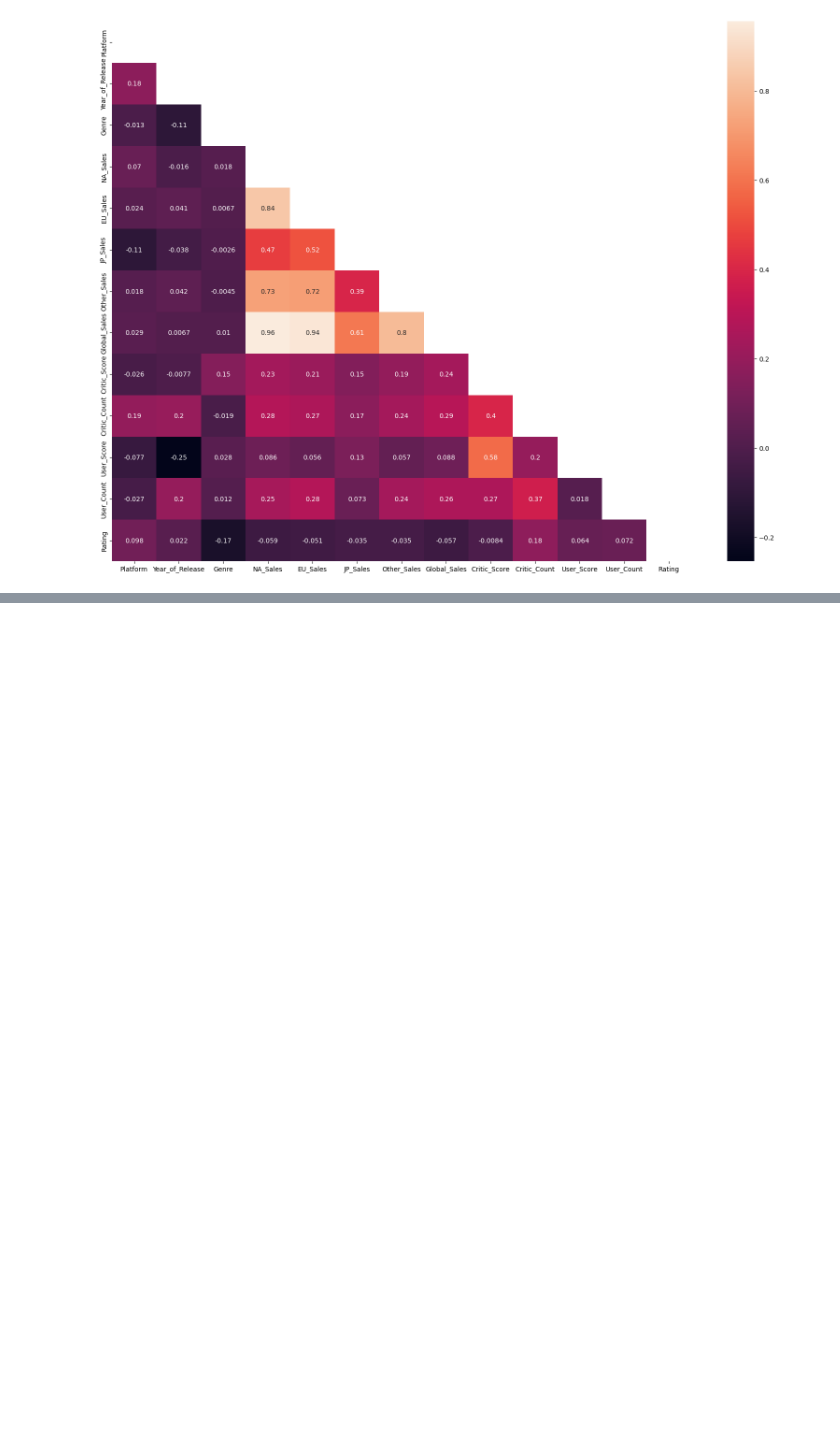
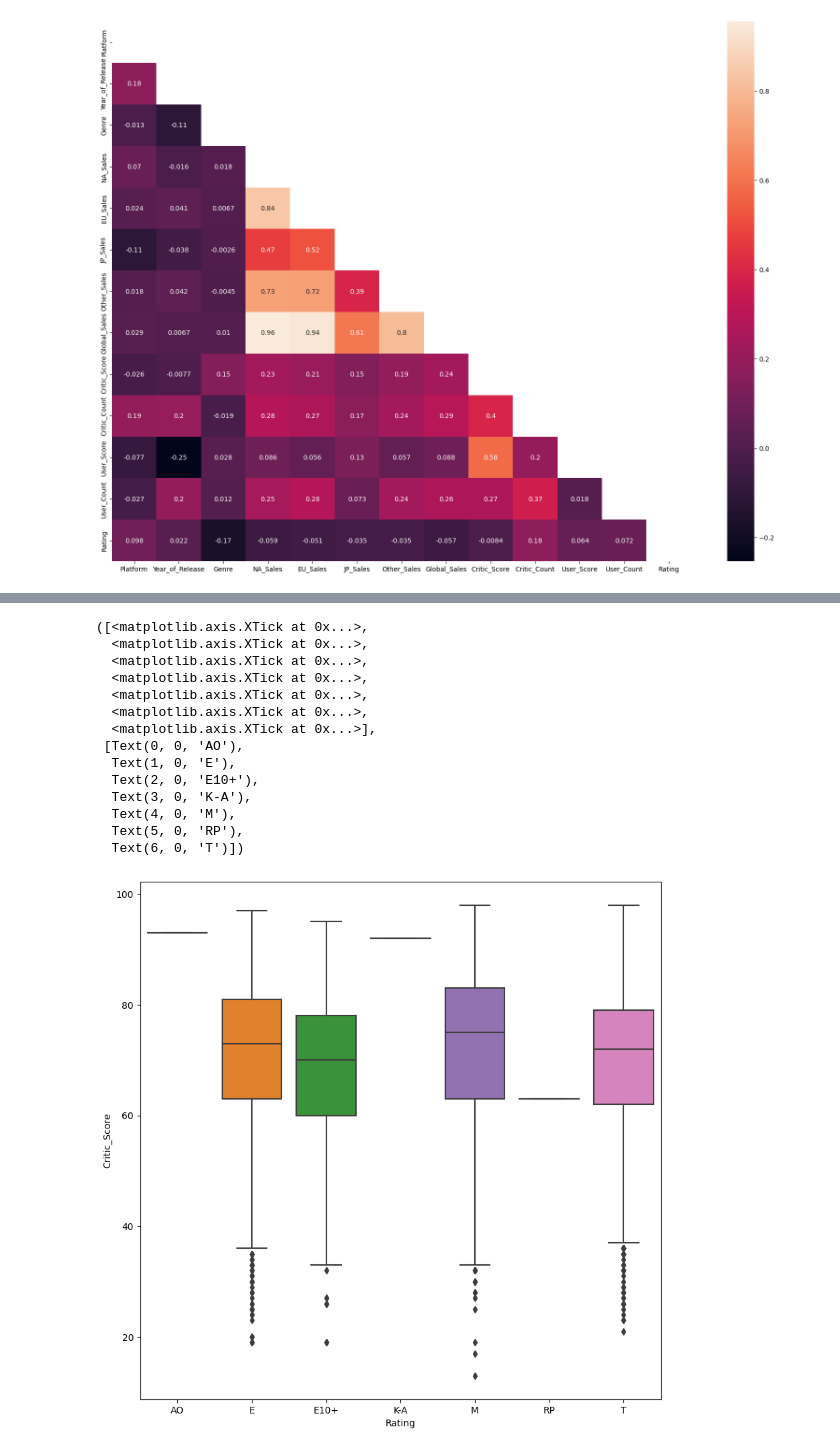
Before and after one commit to CarlosGG18/Video-Game-Scoring-Predictor, a Jupyter notebook: EDA.ipynb, the cells around one changed output, grey strips where cells are left out. Drawn from its saved outputs; the diff is of its cells as text; code cells hidden in the pictures; blank space fills up the shorter version.

```diff
--- a/EDA.ipynb
+++ b/EDA.ipynb
@@ -278,0 +297,20 @@ KeyboardInterrupt:
+# %%
+plt.figure(figsize=(10,10))
+sns.boxplot(data=df, x='Rating', y='Critic_Score')
+plt.xticks(np.arange(7),('AO', 'E', 'E10+', 'K-A', 'M', 'RP', 'T'))
+# %% [output]
+([<matplotlib.axis.XTick at 0x...>,
+  <matplotlib.axis.XTick at 0x...>,
+  <matplotlib.axis.XTick at 0x...>,
+  <matplotlib.axis.XTick at 0x...>,
+  <matplotlib.axis.XTick at 0x...>,
+  <matplotlib.axis.XTick at 0x...>,
+  <matplotlib.axis.XTick at 0x...>],
+ [Text(0, 0, 'AO'),
+  Text(1, 0, 'E'),
+  Text(2, 0, 'E10+'),
+  Text(3, 0, 'K-A'),
+  Text(4, 0, 'M'),
+  Text(5, 0, 'RP'),
+  Text(6, 0, 'T')])
+[figure, added]
```
Also changed, not shown: parts of 12 cells of this notebook, 1 other file.
